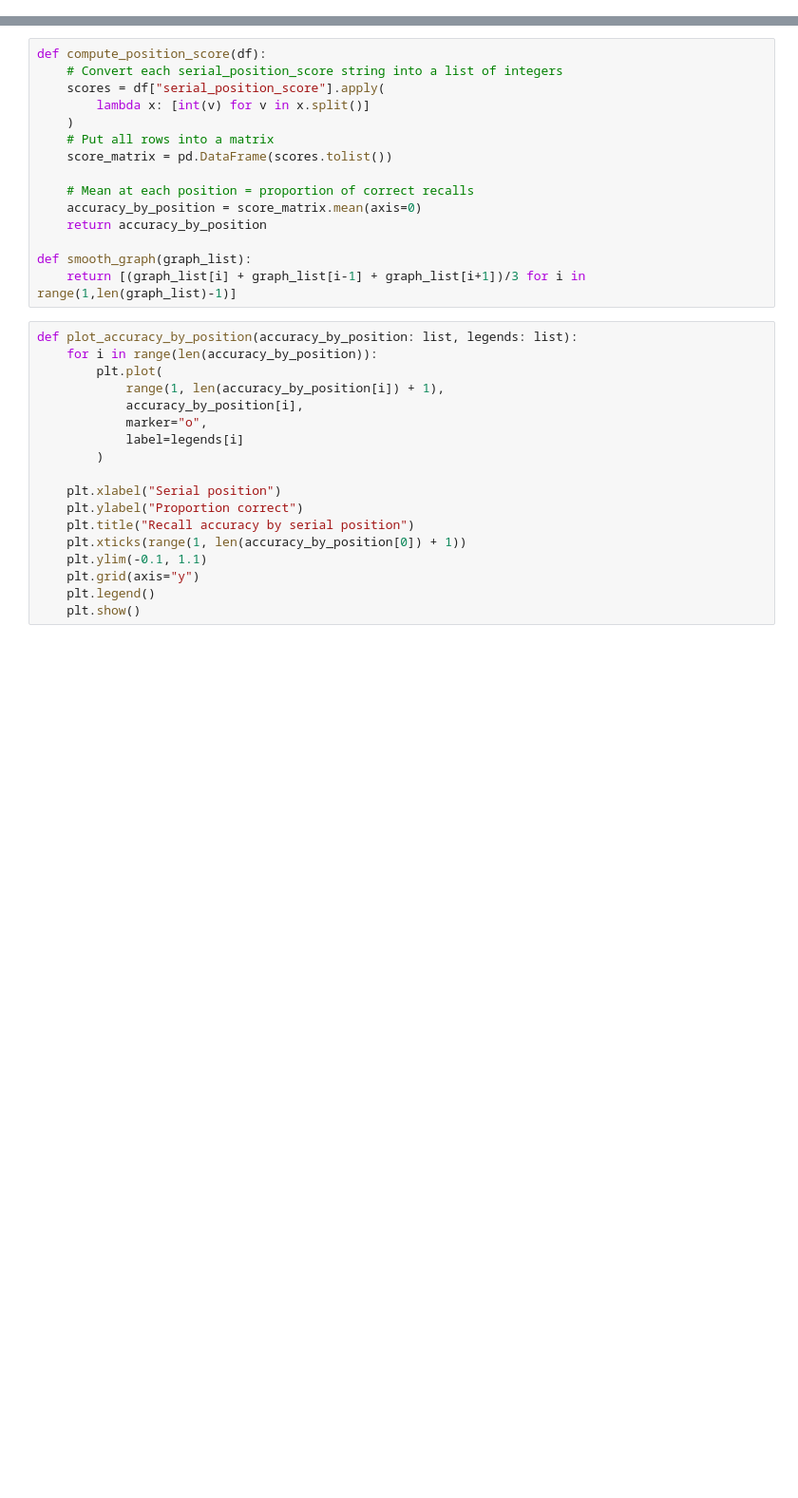
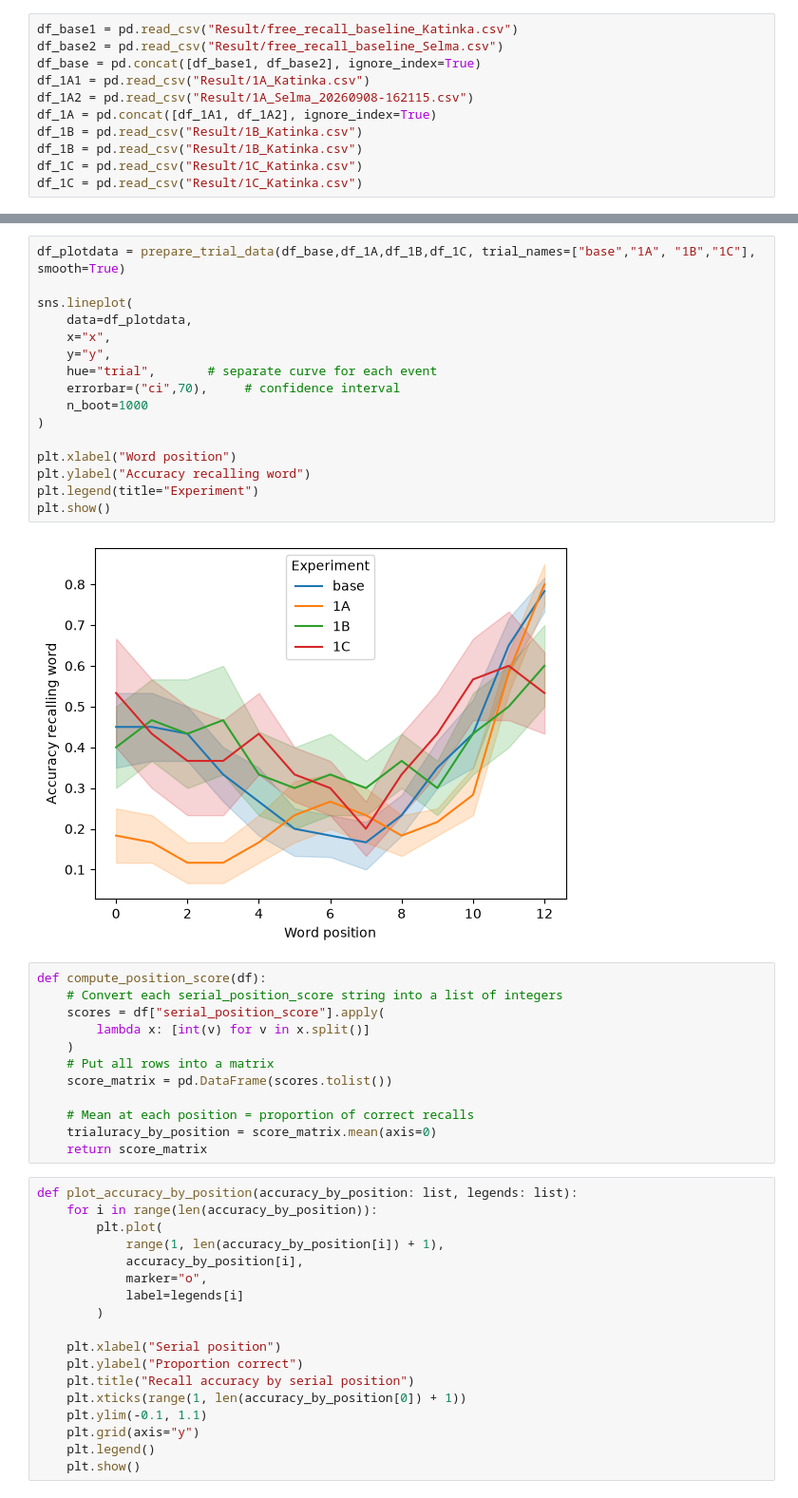
Before and after one commit to katinka314/HumanCog-Miniproject1, a Jupyter notebook: Analysis.ipynb, the cells around one changed output, grey strips where cells are left out. Shown at 95% size. Saved outputs shown, nothing was run; the diff lists cells and outputs as text; blank space fills up the shorter version.

```diff
--- a/Analysis.ipynb
+++ b/Analysis.ipynb
@@ -4,0 +7,11 @@ import matplotlib.pyplot as plt
+# %%
+df_base1 = pd.read_csv("Result/free_recall_baseline_Katinka.csv")
+df_base2 = pd.read_csv("Result/free_recall_baseline_Selma.csv")
+df_base = pd.concat([df_base1, df_base2], ignore_index=True)
+df_1A1 = pd.read_csv("Result/1A_Katinka.csv")
+df_1A2 = pd.read_csv("Result/1A_Selma_20260908-162115.csv")
+df_1A = pd.concat([df_1A1, df_1A2], ignore_index=True)
+df_1B = pd.read_csv("Result/1B_Katinka.csv")
+df_1B = pd.read_csv("Result/1B_Katinka.csv")
+df_1C = pd.read_csv("Result/1C_Katinka.csv")
+df_1C = pd.read_csv("Result/1C_Katinka.csv")
@@ -5,3 +62,21 @@ import matplotlib.pyplot as plt
+# %%
+df_plotdata = prepare_trial_data(df_base,df_1A,df_1B,df_1C, trial_names=["base","1A", "1B","1C"], smooth=True)
+
+sns.lineplot(
+    data=df_plotdata,
+    x="x",
+    y="y",
+    hue="trial",       # separate curve for each event
+    errorbar=("ci",70),     # confidence interval
+    n_boot=1000
+)
+
+plt.xlabel("Word position")
+plt.ylabel("Accuracy recalling word")
+plt.legend(title="Experiment")
+plt.show()
+# %% [output]
+[figure, added]
 # %%
 def compute_position_score(df):
     # Convert each serial_position_score string into a list of integers
@@ -12,11 +87,8 @@ def compute_position_score(df):
     score_matrix = pd.DataFrame(scores.tolist())
 
     # Mean at each position = proportion of correct recalls
-    accuracy_by_position = score_matrix.mean(axis=0)
-    return accuracy_by_position
-
-def smooth_graph(graph_list):
-    return [(graph_list[i] + graph_list[i-1] + graph_list[i+1])/3 for i in range(1,len(graph_list)-1)]
+    trialuracy_by_position = score_matrix.mean(axis=0)
+    return score_matrix
 # %%
 def plot_accuracy_by_position(accuracy_by_position: list, legends: list):
     for i in range(len(accuracy_by_position)):
```
Also changed, not shown: parts of 8 cells of this notebook, 1 other file.
